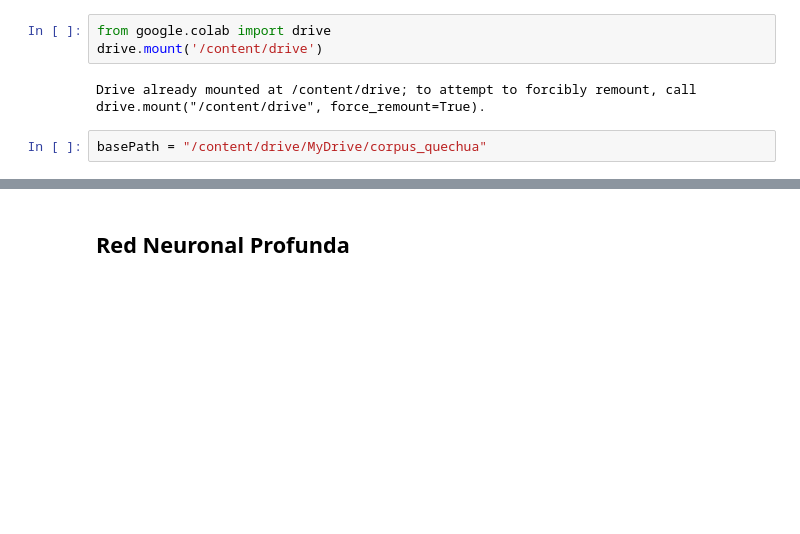
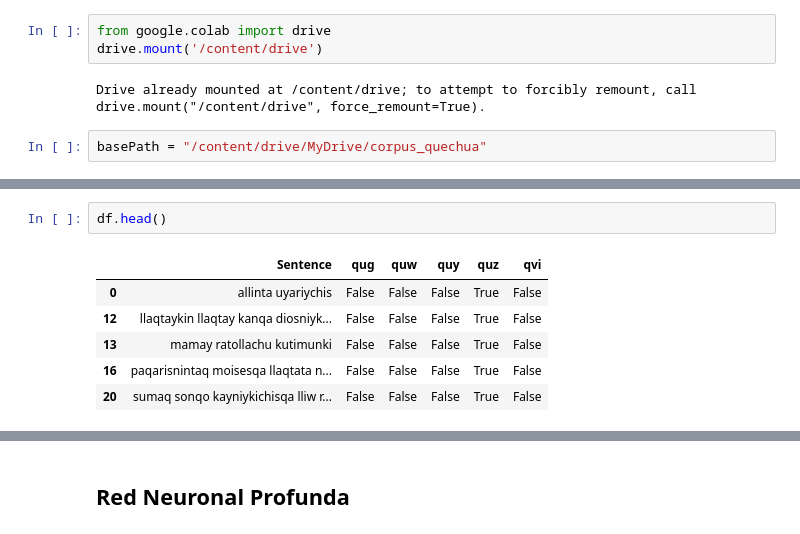
Before and after one commit to wChris7s/pfc2_nlp, a Jupyter notebook: pfc2_quechua_dialect_detection.ipynb, the cells around one changed output, grey strips where cells are left out. Cells and saved outputs as stored; diff of their text form; blank space fills up the shorter version.

```diff
--- a/pfc2_quechua_dialect_detection.ipynb
+++ b/pfc2_quechua_dialect_detection.ipynb
@@ -119,0 +211,9 @@ plot_with_labels(other_counts, "Cantidad de oraciones por otras lenguas indígen
+# %%
+df.head()
+# %% [output]
+|  | Sentence | qug | quw | quy | quz | qvi |
+| 0 | allinta uyariychis | False | False | False | True | False |
+| 12 | llaqtaykin llaqtay kanqa diosniyk... | False | False | False | True | False |
+| 13 | mamay ratollachu kutimunki | False | False | False | True | False |
+| 16 | paqarisnintaq moisesqa llaqtata n... | False | False | False | True | False |
+| 20 | sumaq sonqo kayniykichisqa lliw r... | False | False | False | True | False |
```
Also changed, not shown: parts of 56 cells of this notebook, 3 other files.
